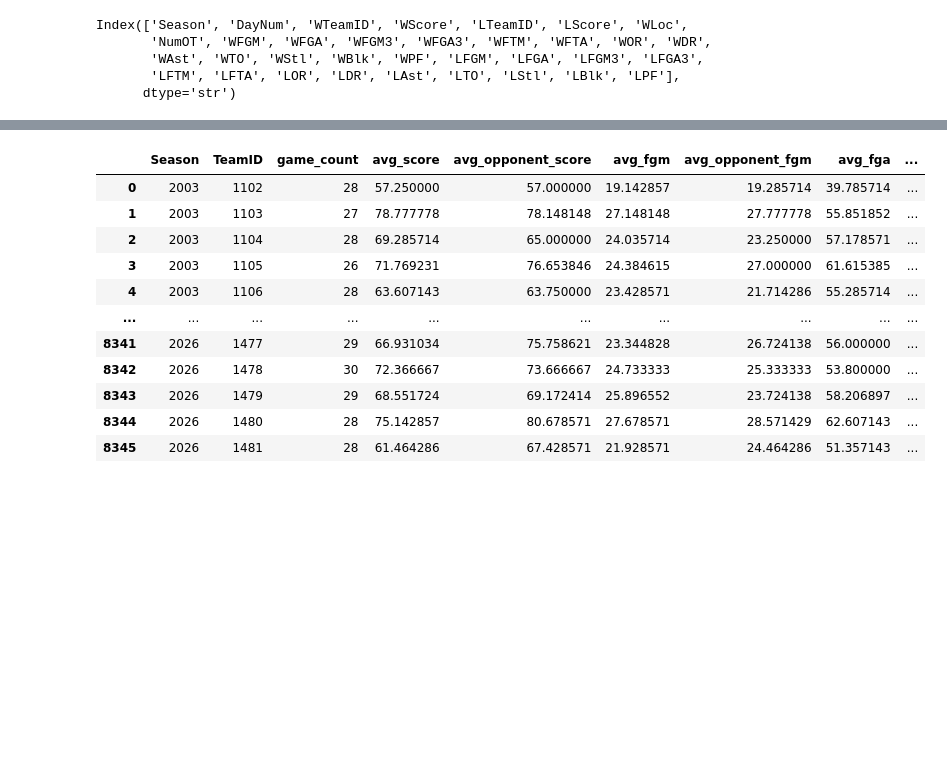
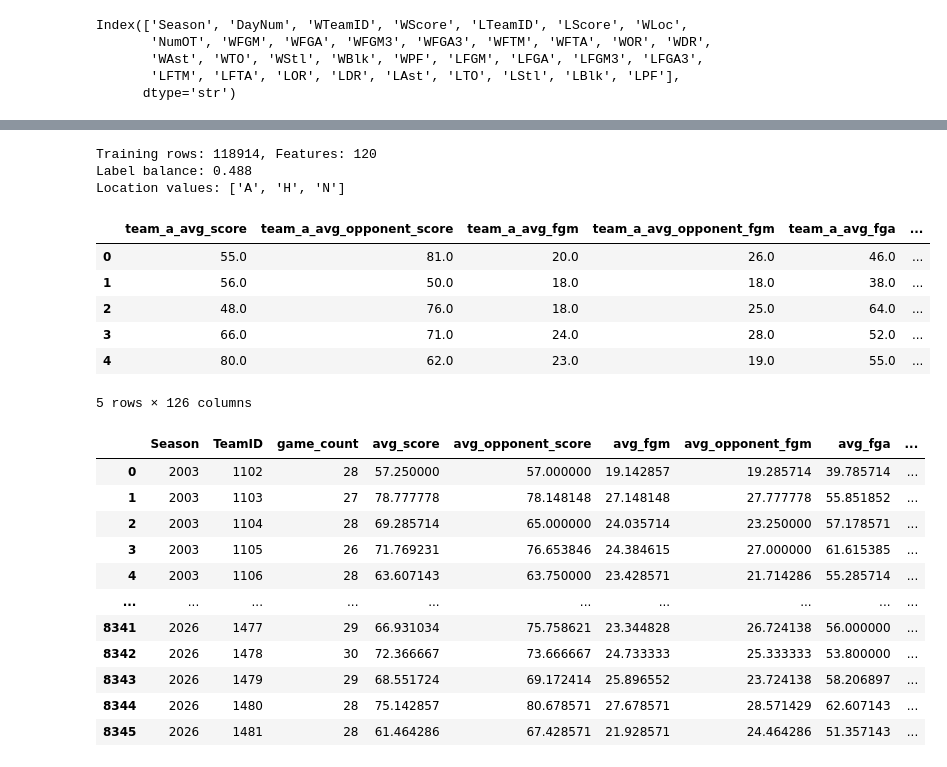
Before and after one commit to al-chen/marchmathness, a Jupyter notebook: 2026/marchmathness.ipynb, the cells around one changed output, grey strips where cells are left out. Drawn from its saved outputs; the diff is of its cells as text; code cells hidden in the pictures; blank space fills up the shorter version.

```diff
--- a/2026/marchmathness.ipynb
+++ b/2026/marchmathness.ipynb
@@ -201,3 +285,20 @@ Processed 124031 games, 8346 team-seasons
+# %%
+training_data = pd.DataFrame(training_rows)
+print(f"Training rows: {training_data.shape[0]}, Features: {training_data.shape[1] - 6}")
+print(f"Label balance: {training_data['label'].mean():.3f}")
+print(f"Location values: {sorted(training_data['team_a_location'].unique())}")
+display(training_data.head())
+# %% [output]
+Training rows: 118914, Features: 120
+Label balance: 0.488
+Location values: ['A', 'H', 'N']
+|  | team_a_avg_score | team_a_avg_opponent_score | team_a_avg_fgm | team_a_avg_opponent_fgm | team_a_avg_fga | ... |
+| 0 | 55.0 | 81.0 | 20.0 | 26.0 | 46.0 | ... |
+| 1 | 56.0 | 50.0 | 18.0 | 18.0 | 38.0 | ... |
+| 2 | 48.0 | 76.0 | 18.0 | 25.0 | 64.0 | ... |
+| 3 | 66.0 | 71.0 | 24.0 | 28.0 | 52.0 | ... |
+| 4 | 80.0 | 62.0 | 23.0 | 19.0 | 55.0 | ... |
+5 rows × 126 columns
 # %%
 rows = []
 for (season, team_id), entry in team_rolling.items():
```
Also changed, not shown: parts of 1 cell of this notebook.
